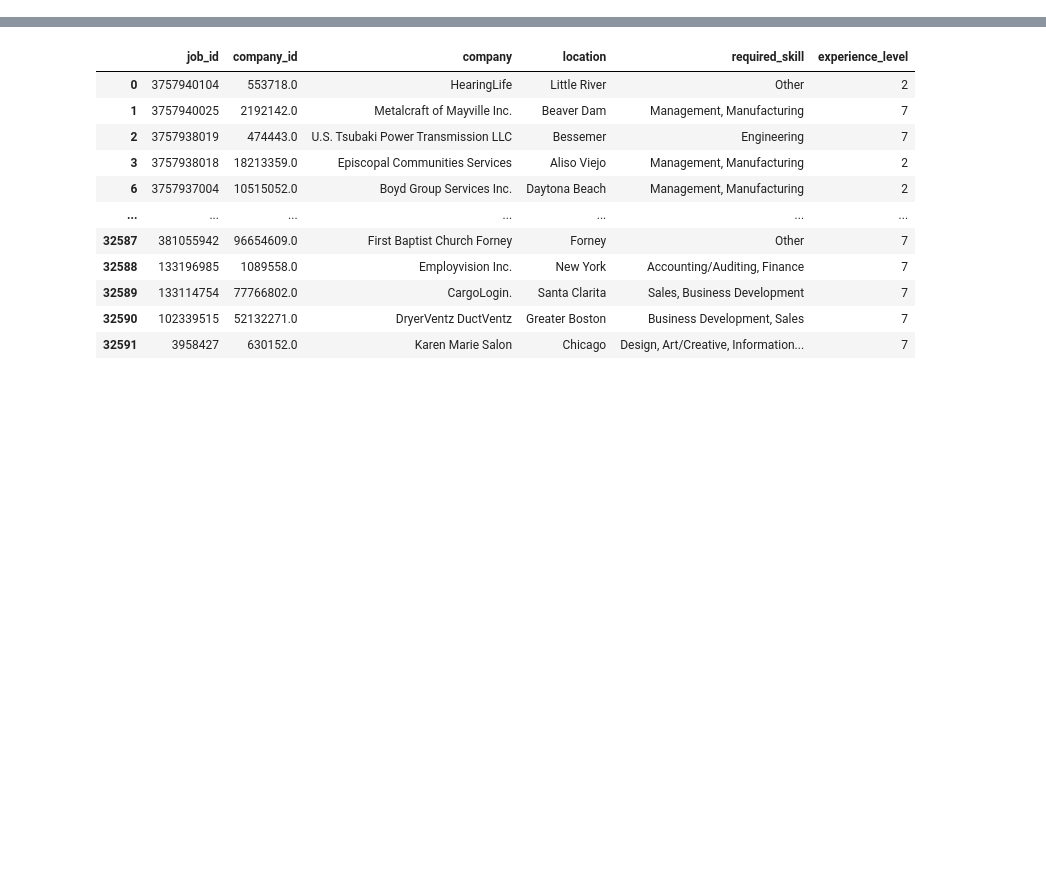
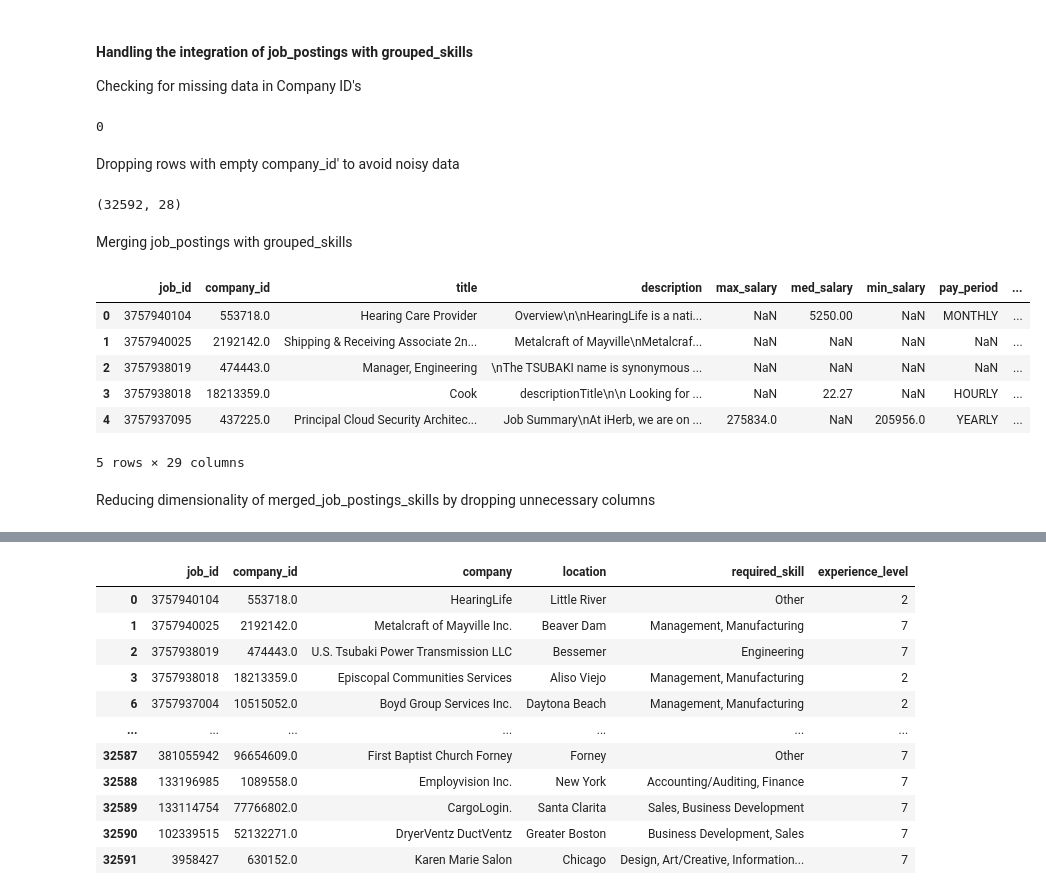
Before and after one commit to FlorianHalimi/LinkedIn-Job-Analysis-Data-Preprocessing-Visualization, a Jupyter notebook: data_preprocessing.ipynb, the cells around one changed output, grey strips where cells are left out. Saved outputs shown, nothing was run; the diff lists cells and outputs as text; code cells hidden in the pictures; blank space fills up the shorter version.

Commit message:
Updated Preprocessed Dataset
Co-Authored-By: FlorianHalimi <59978103+FlorianHalimi@users.noreply.github.com>

```diff
--- a/data_preprocessing.ipynb
+++ b/data_preprocessing.ipynb
@@ -289,0 +14,7 @@ merged_data_cleaned = merged_data_cleaned.sort_values('job_id', ascending=False)
+# %%
+# Load datasets from the CSV files for analysis.
+job_postings = pd.read_csv('data/job_postings.csv')
+job_skills = pd.read_csv('data/job_details/job_skills.csv')
+
+companies = pd.read_csv('data/company_details/companies.csv')
+mapping_skills = pd.read_csv('data/maps/skills.csv')
@@ -289,0 +36,5 @@ merged_data_cleaned = merged_data_cleaned.sort_values('job_id', ascending=False)
+# %%
+# Merging job_skills with mapping_skills to replace skill_abr with skill_name
+merged_skills = pd.merge(job_skills, mapping_skills, on='skill_abr', how='left')
+merged_skills = merged_skills.drop('skill_abr', axis=1)
+merged_skills.head()
@@ -289,0 +50,8 @@ merged_data_cleaned = merged_data_cleaned.sort_values('job_id', ascending=False)
+# %%
+# Aggregation process is done to handle duplicate 'job_id's resulting from multiple skills per job:
+
+# Grouping by 'job_id' and concatenating 'skill_name' values
+grouped_skills = merged_skills.groupby('job_id')['skill_name'].agg(lambda x: ', '.join(x)).reset_index()
+
+# Display the resulting DataFrame with unique 'job_id' rows and concatenated skills
+print(grouped_skills)
@@ -289,0 +73,31 @@ merged_data_cleaned = merged_data_cleaned.sort_values('job_id', ascending=False)
+# %% [markdown]
+#### Handling the integration of job_postings with grouped_skills
+Checking for missing data in Company ID's
+# %%
+
+missing_id = job_postings['company_id'].isnull().sum()
+missing_id
+# %% [output]
+0
+# %% [markdown]
+Dropping rows with empty company_id' to avoid noisy data
+# %%
+job_postings.dropna(subset=['company_id'], inplace=True)
+job_postings.shape
+# %% [output]
+(32592, 28)
+# %% [markdown]
+Merging job_postings with grouped_skills
+# %%
+merged_job_postings_skills = pd.merge(job_postings, grouped_skills, on='job_id', how='left')
+merged_job_postings_skills.head()
+# %% [output]
+|  | job_id | company_id | title | description | max_salary | med_salary | min_salary | pay_period | ... |
+| 0 | 3757940104 | 553718.0 | Hearing Care Provider | Overview\n\nHearingLife is a nati... | NaN | 5250.00 | NaN | MONTHLY | ... |
+| 1 | 3757940025 | 2192142.0 | Shipping & Receiving Associate 2n... | Metalcraft of Mayville\nMetalcraf... | NaN | NaN | NaN | NaN | ... |
+| 2 | 3757938019 | 474443.0 | Manager, Engineering | \nThe TSUBAKI name is synonymous ... | NaN | NaN | NaN | NaN | ... |
+| 3 | 3757938018 | 18213359.0 | Cook | descriptionTitle\n\n Looking for ... | NaN | 22.27 | NaN | HOURLY | ... |
+| 4 | 3757937095 | 437225.0 | Principal Cloud Security Architec... | Job Summary\nAt iHerb, we are on ... | 275834.0 | NaN | 205956.0 | YEARLY | ... |
+5 rows × 29 columns
+# %% [markdown]
+Reducing dimensionality of merged_job_postings_skills by dropping unnecessary columns
```
Also changed, not shown: parts of 71 cells of this notebook.
